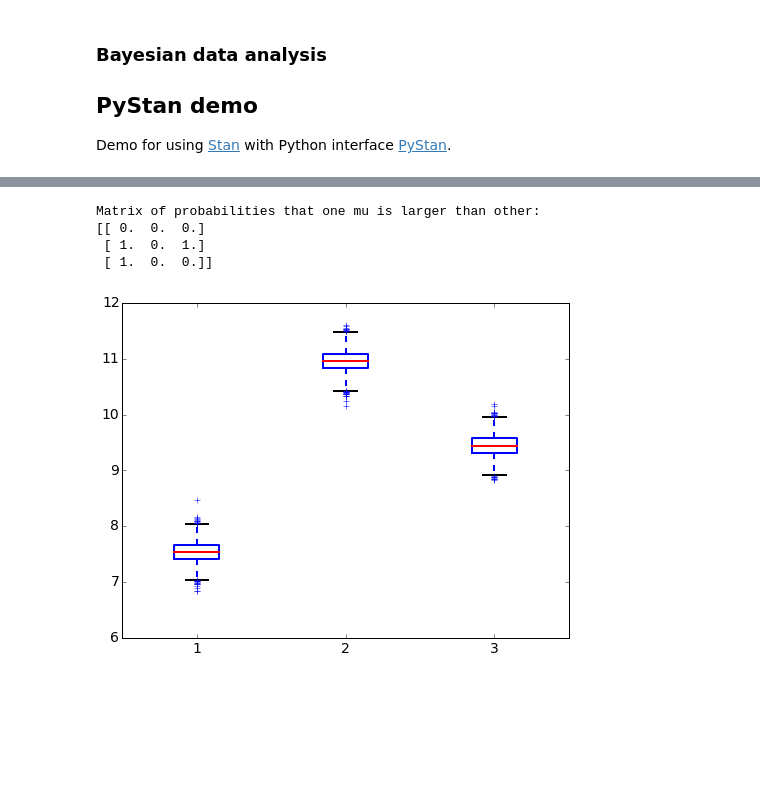
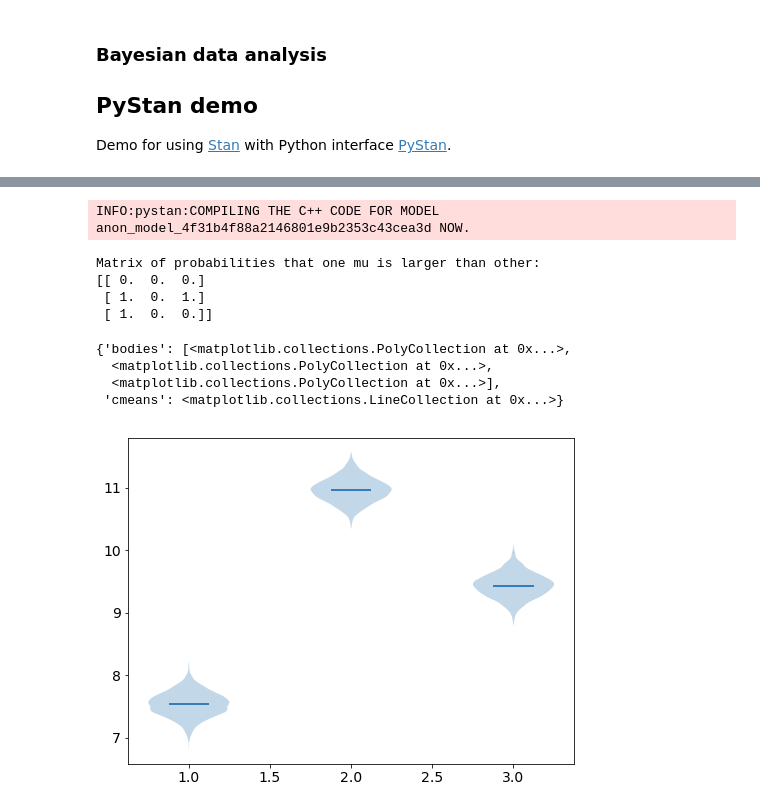
Before and after one commit to avehtari/BDA_py_demos, a Jupyter notebook: demos_pystan/pystan_demo.ipynb, the cells around one changed output, grey strips where cells are left out. Drawn from its saved outputs; the diff is of its cells as text; code cells hidden in the pictures; blank space fills up the shorter version.

Commit message:
fixed pystan demos

```diff
--- a/demos_pystan/pystan_demo.ipynb
+++ b/demos_pystan/pystan_demo.ipynb
@@ -220,7 +226,7 @@ parameters {
 }
 transformed parameters {
     vector[N] mu;
-    mu <- alpha + beta*x;
+    mu = alpha + beta*x;
 }
 model {
     alpha ~ normal(pmualpha,psalpha);
@@ -231,15 +237,15 @@ model {
 # Data for Stan
 data_path = '../utilities_and_data/kilpisjarvi-summer-temp.csv'
 d = np.loadtxt(data_path, dtype=np.double, delimiter=';', skiprows=1)
-x = np.repeat(d[:,0], 3)
-y = d[:,1:4].ravel()
+x = d[:,0]
+y = d[:,4]
 N = len(x)
 data = dict(
     N = N,
     x = x,
     y = y,
     pmualpha = y.mean(),    # Centered
-    psalpha  = (14-4)/6.0,  # avg temp between 4-14
+    psalpha  = 100,        # weakly informative prior
     pmubeta  = 0,           # a priori increase and decrese as likely
     psbeta   = (.1--.1)/6.0 # avg temp probably does not increase more than 1
                             # degree per 10 years
@@ -270,7 +276,7 @@ plt.xlim((1952,2013))
 plt.subplot(3,1,2)
 plt.hist(samples['beta'], 50)
 plt.xlabel('beta')
-print 'Pr(beta > 0) = {}'.format(np.mean(samples['beta']>0))
+print('Pr(beta > 0) = {}'.format(np.mean(samples['beta']>0)))
 plt.subplot(3,1,3)
 plt.hist(samples['sigma'], 50)
 plt.xlabel('sigma')
@@ -289,8 +296,8 @@ data {
 transformed data {
   vector[N] x_std;
   vector[N] y_std;
-  x_std <- (x - mean(x)) / sd(x);
-  y_std <- (y - mean(y)) / sd(y);
+  x_std = (x - mean(x)) / sd(x);
+  y_std = (y - mean(y)) / sd(y);
 }
 parameters {
     real alpha;
@@ -299,7 +306,7 @@ parameters {
 }
 transformed parameters {
     vector[N] mu_std;
-    mu_std <- alpha + beta*x_std;
+    mu_std = alpha + beta*x_std;
 }
 model {
   alpha ~ normal(0,1);
@@ -309,15 +316,15 @@ model {
 generated quantities {
     vector[N] mu;
     real<lower=0> sigma;
-    mu <- mean(y) + mu_std*sd(y);
-    sigma <- sigma_std*sd(y);
+    mu = mean(y) + mu_std*sd(y);
+    sigma = sigma_std*sd(y);
 }
 """
 # Data for Stan
 data_path = '../utilities_and_data/kilpisjarvi-summer-temp.csv'
 d = np.loadtxt(data_path, dtype=np.double, delimiter=';', skiprows=1)
-x = np.repeat(d[:,0], 3)
-y = d[:,1:4].ravel()
+x = d[:,0]
+y = d[:,4]
 N = len(x)
 data = dict(N = N, x = x, y = y)
 # Compile and fit the model
@@ -346,7 +353,7 @@ plt.xlim((1952,2013))
 plt.subplot(3,1,2)
 plt.hist(samples['beta'], 50)
 plt.xlabel('beta')
-print 'Pr(beta > 0) = {}'.format(np.mean(samples['beta']>0))
+print('Pr(beta > 0) = {}'.format(np.mean(samples['beta']>0)))
 plt.subplot(3,1,3)
 plt.hist(samples['sigma'], 50)
 plt.xlabel('sigma')
@@ -370,7 +378,7 @@ parameters {
 }
 transformed parameters {
     vector[N] mu;
-    mu <- alpha + beta*x;
+    mu = alpha + beta*x;
 }
 model {
     nu ~ gamma(2,0.1); // Juarez and Steel (2010)
@@ -380,8 +388,8 @@ model {
 # Data for Stan
 data_path = '../utilities_and_data/kilpisjarvi-summer-temp.csv'
 d = np.loadtxt(data_path, dtype=np.double, delimiter=';', skiprows=1)
-x = np.repeat(d[:,0], 3)
-y = d[:,1:4].ravel()
+x = d[:,0]
+y = d[:,4]
 N = len(x)
 data = dict(N = N, x = x, y = y)
 # Compile and fit the model
@@ -410,7 +418,7 @@ plt.xlim((1952,2013))
 plt.subplot(4,1,2)
 plt.hist(samples['beta'], 50)
 plt.xlabel('beta')
-print 'Pr(beta > 0) = {}'.format(np.mean(samples['beta']>0))
+print('Pr(beta > 0) = {}'.format(np.mean(samples['beta']>0)))
 plt.subplot(4,1,3)
 plt.hist(samples['sigma'], 50)
 plt.xlabel('sigma')
@@ -438,41 +447,46 @@ model {
     for (n in 1:N)
       y[n] ~ normal(mu[x[n]], sigma);
 }
 """
 # Data for Stan
 data_path = '../utilities_and_data/kilpisjarvi-summer-temp.csv'
 d = np.loadtxt(data_path, dtype=np.double, delimiter=';', skiprows=1)
 # Is there difference between different summer months?
 x = np.tile(np.arange(1,4), d.shape[0]) # summer months are numbered from 1 to 3
 y = d[:,1:4].ravel()
 N = len(x)
 data = dict(
     N = N,
     K = 3,  # 3 groups
     x = x,  # group indicators
     y = y   # observations
 )
 # Compile and fit the model
 fit = pystan.stan(model_code=group_code, data=data)
 
 # Analyse results
 mu = fit.extract(permuted=True)['mu']
 # Matrix of probabilities that one mu is larger than other
 ps = np.zeros((3,3))
 for k1 in range(3):
     for k2 in range(k1+1,3):
         ps[k1,k2] = np.mean(mu[:,k1]>mu[:,k2])
         ps[k2,k1] = 1 - ps[k1,k2]
-print "Matrix of probabilities that one mu is larger than other:"
-print ps
+print("Matrix of probabilities that one mu is larger than other:")
+print(ps)
 # Plot
-plt.boxplot(mu);
+plt.violinplot(mu,showmeans=True,showextrema=False)
 # %% [output]
-Matrix of probabilities that one mu is larger than other:
-[[ 0.  0.  0.]
- [ 1.  0.  1.]
- [ 1.  0.  0.]]
+INFO:pystan:COMPILING THE C++ CODE FOR MODEL anon_model_4f31b4f88a2146801e9b2353c43cea3d NOW.
+Matrix of probabilities that one mu is larger than other:
+[[ 0.  0.  0.]
+ [ 1.  0.  1.]
+ [ 1.  0.  0.]]
+{'bodies': [<matplotlib.collections.PolyCollection at 0x...>,
+  <matplotlib.collections.PolyCollection at 0x...>,
+  <matplotlib.collections.PolyCollection at 0x...>],
+ 'cmeans': <matplotlib.collections.LineCollection at 0x...>}
-[figure, old version]
+[figure, new version]
 # %%
 # ==== Comparison of k groups with unequal variances ===========================
 group_code = """
```
Also changed, not shown: parts of 12 cells of this notebook, 1 other file.
